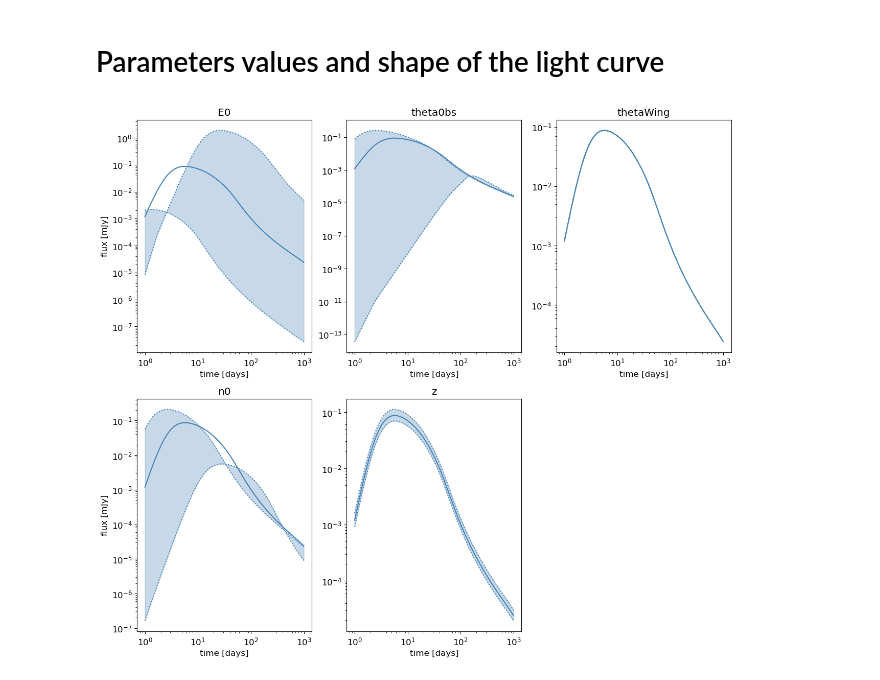
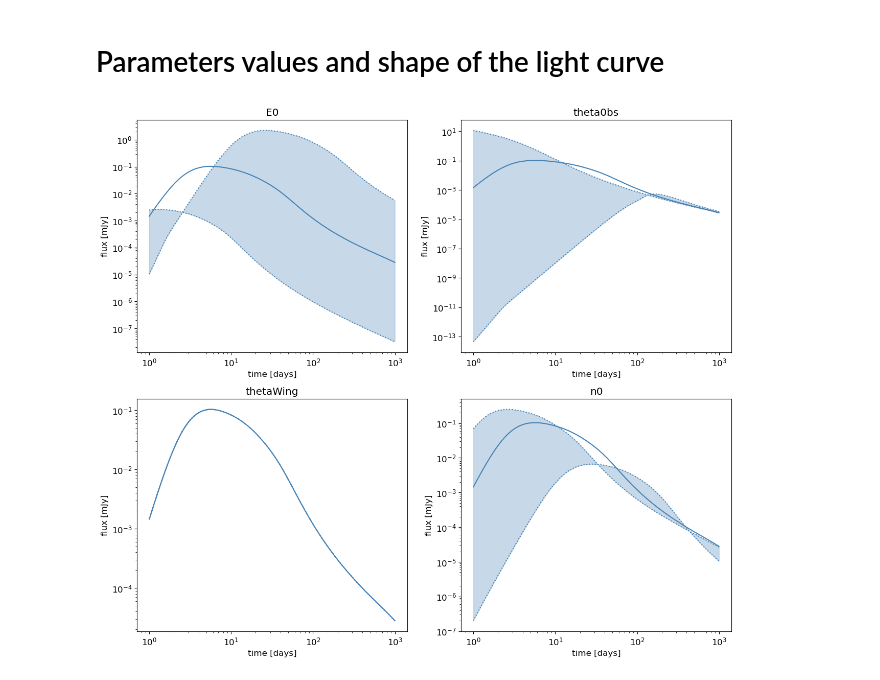
Before and after one commit to LSSTDESC/grb_orphan_afterglows, a Jupyter notebook: notebooks/pseudo_observations_fitting_mcmc.ipynb, the cells around one changed output. Drawn from its saved outputs; the diff is of its cells as text; code cells hidden in the pictures.

```diff
--- a/notebooks/pseudo_observations_fitting_mcmc.ipynb
+++ b/notebooks/pseudo_observations_fitting_mcmc.ipynb
@@ -154,10 +242,11 @@ plt.rcParams.update({'font.size': 12})
 plt.figure(figsize=(9, 7))
 
 # time used to compute fitted model
-t_fit = np.geomspace(90, 200, num=100)
+t_fit = np.geomspace(min(t), max(t), num=100)
 
 # plot 30 posterior samples
 samples = sampler.flatchain
+
 for s in samples[np.random.randint(len(samples), size=30)]:
     plt.plot(t_fit, model(t_fit, nu, s), color="#4682b4", alpha=0.3)
 
@@ -284,7 +398,7 @@ data = (t, y, yerr, all_nu)
 
 nwalkers = 30
 
-initial = np.array([54., 0.3, 0.2, 0., 0.09])
+initial = np.array([54., 0.3, 0.2, 0.])
 ndim = len(initial)
 
 # initial position vector
@@ -297,7 +411,7 @@ p0, _, _ = sampler.run_mcmc(p0, 500, progress=True)
 sampler.reset()
 
 print("Running production...")
-sampler.run_mcmc(p0, 7500, progress=True)
+sampler.run_mcmc(p0, 10000, progress=True)
 
 print("Done!")
 # %% [output]
@@ -323,7 +437,7 @@ for s in samples[np.random.randint(len(samples), size=10)]:
 
 # plot the data
 for i in range(6):
-    plt.errorbar(t[i], y[i], yerr=yerr[i], fmt=".k", capsize=4, color=colors[i])
+    plt.errorbar(t[i], y[i], yerr=yerr[i], capsize=4, color=colors[i], ls='')
 
 plt.xlabel('Time [days]', fontsize=15)
 plt.ylabel(r'$F_\nu$ [mJy]', fontsize=15)
@@ -338,16 +452,33 @@ plt.figure(figsize=(9, 7))
 # parameters of the max ln likelihood
 best_params = samples[np.argmax(sampler.flatlnprobability)]
 
+print(f"The best parameters are: E0 = {10**best_params[0]} erg, thetaObs = {best_params[1]} rad, thetaWing = {best_params[2]} rad, n0 = {10**best_params[3]}")
+print(f"The true parameters are: E0 = {studied_lc['config']['E0']} erg, thetaObs = {studied_lc['config']['thetaObs']} rad, thetaWing = {studied_lc['config']['thetaWing']} rad, n0 = {studied_lc['config']['n0']}, z = {studied_lc['config']['z']}")
+
 for i in range(6):
+
+    # median model and spread in posteriors for 100 samples
+    med_model, spread = sample_walkers(100, samples, all_nu[i])
 
     best_fit_model = model(t_fit, nu, best_params)
 
-    plt.plot(t_fit, model(t_fit, all_nu[i], best_params), color=colors[i], alpha=0.4)
-    plt.errorbar(t[i], y[i], yerr=yerr[i], capsize=4, color=colors[i], marker='o', markersize=3, linestyle='')
+    if i == 2:
+        plt.plot(t_fit, model(t_fit, all_nu[i], best_params), color=colors[i], alpha=0.7, label='highest likelihood model')
+        plt.plot(t_fit, med_model, color=colors[i], alpha=0.7, label='median model', linestyle=':')
+        plt.fill_between(t_fit, med_model - spread, med_model + spread, color=colors[i], alpha=0.1,
+                         label=r'$1\sigma$ posterior spread')
+        plt.errorbar(t[i], y[i], yerr=yerr[i], capsize=4, color=colors[i], marker='o', markersize=3, linestyle='', label='data')
+
+    else:
+        plt.plot(t_fit, model(t_fit, all_nu[i], best_params), color=colors[i], alpha=0.7)
+        plt.plot(t_fit, med_model, color=colors[i], alpha=0.7, linestyle=':')
+        plt.fill_between(t_fit, med_model - spread, med_model + spread, color=colors[i], alpha=0.1)
+        plt.errorbar(t[i], y[i], yerr=yerr[i], capsize=4, color=colors[i], marker='o', markersize=3, linestyle='')
 
 
 plt.xlabel('Time [days]', fontsize=15)
 plt.ylabel(r'$F_\nu$ [mJy]', fontsize=15)
+plt.legend()
 
 plt.show()
 # %% [output]
@@ -371,9 +504,9 @@ g.triangle_plot([samples_one_band, samples_all_bands], filled=True, legend_label
 titles = ['E0', 'theta0bs', 'thetaWing', 'n0', 'z']
 
 # [log10(E0), thetaObs, thetaWing, log10(n0), z] paramaters studied over the range of their value
-mean_params = (53., 0.3, 0.25, 0., 0.09)
-max_params = np.array([55., np.pi/4, 0.3, 1., 0.08])
-min_params = np.array([51., 0.26, 0.16, -2, 0.1])
+mean_params = (53., 0.3, 0.3, 0.)
+max_params = np.array([55., np.pi/4, 0.3, 1.])
+min_params = np.array([51., 0.26, 0.16, -2])
 
 time = np.geomspace(1., 1000, 300)
 nu = all_nu[2]   # r-band
@@ -382,35 +515,36 @@ nu = all_nu[2]   # r-band
 mean_model = model(time, nu, mean_params)
 
 
 fig, axes = plt.subplots(figsize=(15,13), nrows=2, ncols=3)
 
 # for each parameters, the light curves corresponding to its "max" value and its "min" value are calculated
 # and plotted to see if this parameters has a lot of impact in the shape of the light curve
 for i in range(len(mean_params)):
 
-    ax = plt.subplot(2,3,i+1)
+    ax = plt.subplot(2,2,i+1)
 
     params = list(mean_params)
 
     params[i] = max_params[i]
     max_model = model(time, nu, params)
 
     params[i] = min_params[i]
     min_model = model(time, nu, params)
 
     plt.plot(time, mean_model, color="#4682b4")
     plt.plot(time, max_model, linestyle=':', color="#4682b4")
     plt.plot(time, min_model, linestyle=':', color="#4682b4")
     plt.fill_between(time, min_model, max_model, color="#4682b4", alpha = 0.3)
 
     plt.title(titles[i])
     plt.xlabel('time [days]')
+    plt.ylabel('flux [mJy]')
     plt.xscale('log')
     plt.yscale('log')
 
-axes[1][2].set_visible(False)
-axes[0][0].set_ylabel('flux [mJy]')
-axes[1][0].set_ylabel('flux [mJy]')
+#axes[1][2].set_visible(False)
+#axes[0][0].set_ylabel('flux [mJy]')
+#axes[1][0].set_ylabel('flux [mJy]')
 plt.show()
 # %% [output]
-[figure, old version]
+[figure, new version]
```
Also changed, not shown: parts of 24 cells of this notebook.
